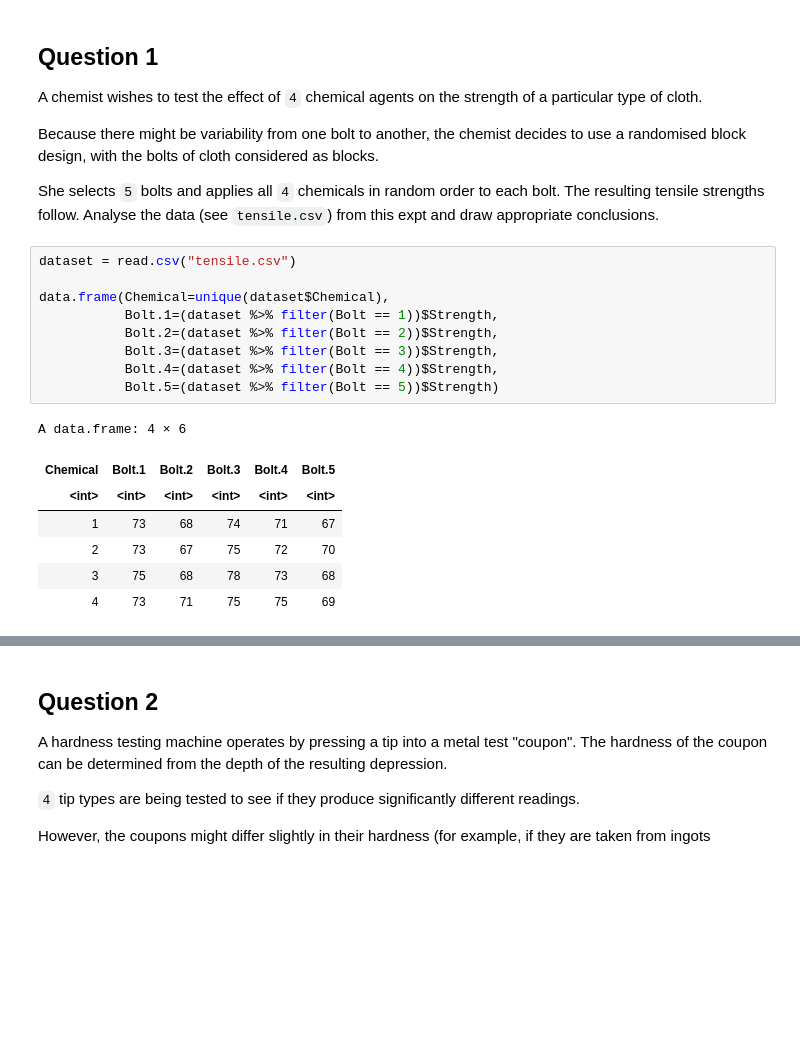
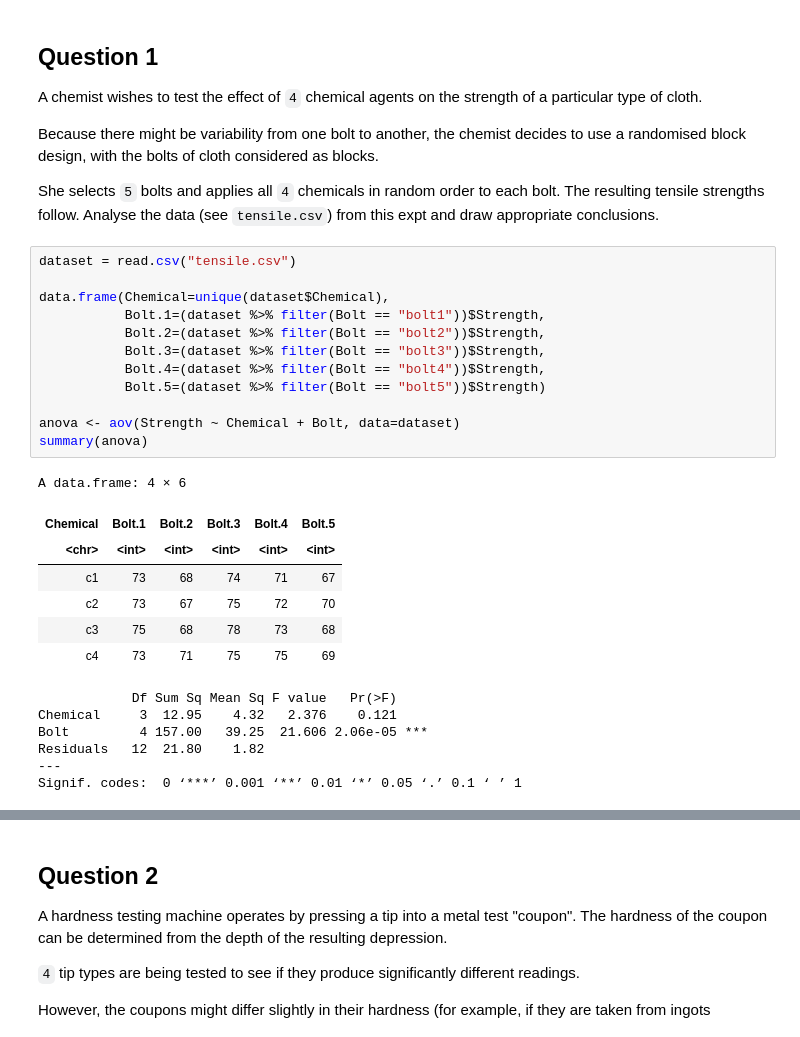
Before and after one commit to oooookk7/experimental-design-statistics, a Jupyter notebook: 03 - Randomised Blocks, Latin Squares, and Related Designs/notes.ipynb, the cells around one changed output, grey strips where cells are left out. Drawn from its saved outputs; the diff is of its cells as text; blank space fills up the shorter version.

```diff
--- a/03 - Randomised Blocks, Latin Squares, and Related Designs/notes.ipynb
+++ b/03 - Randomised Blocks, Latin Squares, and Related Designs/notes.ipynb
@@ -656,17 +670,26 @@ She selects `5` bolts and applies all `4` chemicals in random order to each bolt
 # %%
 dataset = read.csv("tensile.csv")
 
 data.frame(Chemical=unique(dataset$Chemical),
-           Bolt.1=(dataset %>% filter(Bolt == 1))$Strength,
-           Bolt.2=(dataset %>% filter(Bolt == 2))$Strength,
-           Bolt.3=(dataset %>% filter(Bolt == 3))$Strength,
-           Bolt.4=(dataset %>% filter(Bolt == 4))$Strength,
-           Bolt.5=(dataset %>% filter(Bolt == 5))$Strength)
+           Bolt.1=(dataset %>% filter(Bolt == "bolt1"))$Strength,
+           Bolt.2=(dataset %>% filter(Bolt == "bolt2"))$Strength,
+           Bolt.3=(dataset %>% filter(Bolt == "bolt3"))$Strength,
+           Bolt.4=(dataset %>% filter(Bolt == "bolt4"))$Strength,
+           Bolt.5=(dataset %>% filter(Bolt == "bolt5"))$Strength)
+
+anova <- aov(Strength ~ Chemical + Bolt, data=dataset)
+summary(anova)
 # %% [output]
 A data.frame: 4 × 6
 | Chemical | Bolt.1 | Bolt.2 | Bolt.3 | Bolt.4 | Bolt.5 |
-| <int> | <int> | <int> | <int> | <int> | <int> |
-| 1 | 73 | 68 | 74 | 71 | 67 |
-| 2 | 73 | 67 | 75 | 72 | 70 |
-| 3 | 75 | 68 | 78 | 73 | 68 |
-| 4 | 73 | 71 | 75 | 75 | 69 |
+| <chr> | <int> | <int> | <int> | <int> | <int> |
+| c1 | 73 | 68 | 74 | 71 | 67 |
+| c2 | 73 | 67 | 75 | 72 | 70 |
+| c3 | 75 | 68 | 78 | 73 | 68 |
+| c4 | 73 | 71 | 75 | 75 | 69 |
+            Df Sum Sq Mean Sq F value   Pr(>F)
+Chemical     3  12.95    4.32   2.376    0.121
+Bolt         4 157.00   39.25  21.606 2.06e-05 ***
+Residuals   12  21.80    1.82
+---
+Signif. codes:  0 ‘***’ 0.001 ‘**’ 0.01 ‘*’ 0.05 ‘.’ 0.1 ‘ ’ 1
```
Also changed, not shown: parts of 19 cells of this notebook, 3 other files.
